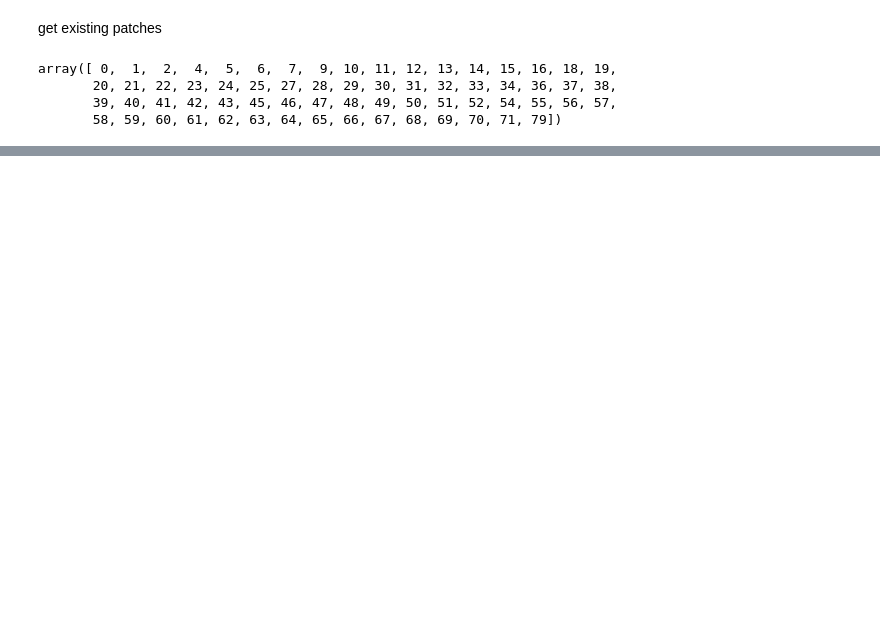
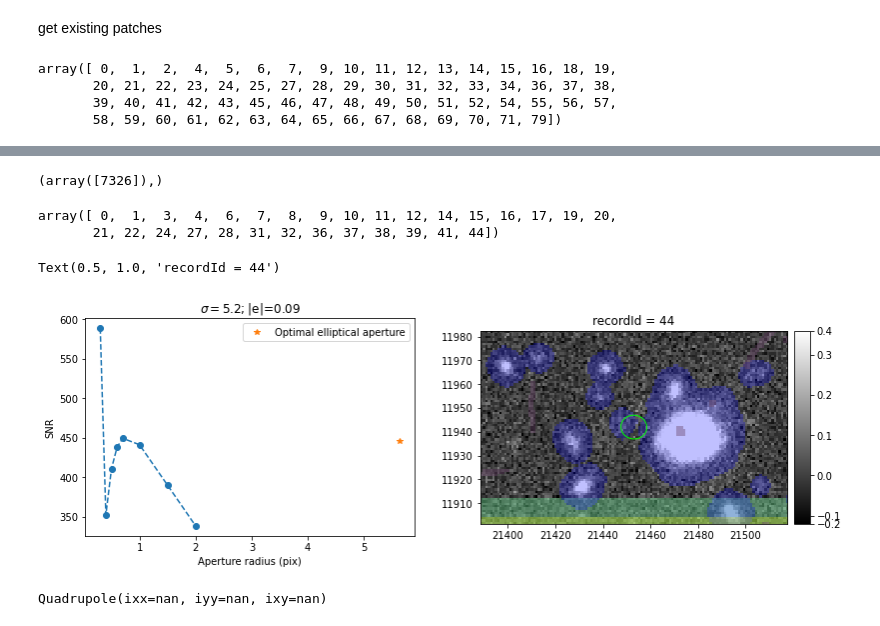
Before and after one commit to MerianSurvey/lambo, a Jupyter notebook: notebooks/hsc_gaap/S20A_gaap_pipe.ipynb, the cells around one changed output, grey strips where cells are left out. Drawn from its saved outputs; the diff is of its cells as text; code cells hidden in the pictures; blank space fills up the shorter version.

```diff
--- a/notebooks/hsc_gaap/S20A_gaap_pipe.ipynb
+++ b/notebooks/hsc_gaap/S20A_gaap_pipe.ipynb
@@ -411,0 +140,2 @@ plt.hist(0.168 * ((refCat['base_SdssShape_xx'] * refCat['base_SdssShape_yy'] - r
+# %%
+measureConfig = gaap.measureConfig.measurement
@@ -411,0 +145,68 @@ plt.hist(0.168 * ((refCat['base_SdssShape_xx'] * refCat['base_SdssShape_yy'] - r
+# %%
+np.where(gaap.measCat['id'] == 3495941200978922344)
+# %% [output]
+(array([7326]),)
+# %%
+np.where(good_objects)[0][:30]
+# %% [output]
+array([ 0,  1,  3,  4,  6,  7,  8,  9, 10, 11, 12, 14, 15, 16, 17, 19, 20,
+       21, 22, 24, 27, 28, 31, 32, 36, 37, 38, 39, 41, 44])
+# %%
+recordId = 44
+scalingFactor = 1.15
+
+def printShape(shape):
+    ixx, iyy, ixy = shape.getParameterVector()
+    det = shape.getDeterminantRadius()
+    complex_ellip = ((ixx-iyy)+1j*2*ixy)/(ixx+iyy)
+    ellip = np.hypot(complex_ellip.real, complex_ellip.imag)
+    # return f"Quad(ixx={ixx:.2f}, iyy={iyy:.2f}, ixy={ixy:.2f}); det={det:.1f}; |e|={ellip:.2f}"
+    return rf"$\sigma = ${det:.1f}; |e|={ellip:.2f}"
+
+printShape(shape)
+
+def getSnr(sigmas):
+    for sigma in sigmas:
+        baseName = measureConfig.plugins["ext_gaap_GaapFlux"]._getGaapResultName(scalingFactor, sigma, "ext_gaap_GaapFlux")
+        snr = gaap.measCat[recordId][baseName+"_instFlux"]/gaap.measCat[recordId][baseName+"_instFluxErr"]
+        yield snr
+
+sigmas = np.array(measureConfig.plugins["ext_gaap_GaapFlux"].sigmas)
+snrs = np.array(list(getSnr(sigmas)))
+
+fig, ax = plt.subplots(1, 2, figsize=(13,4))
+ax[0].plot(sigmas[snrs>0], snrs[snrs>0], 'o--')
+
+shape = gaap.measCat[recordId].getShape()
+optShape = afwGeom.Quadrupole(gaap.measCat[recordId]["ext_gaap_GaapFlux_OptimalShape_xx"],
+                              gaap.measCat[recordId]["ext_gaap_GaapFlux_OptimalShape_yy"],
+                              gaap.measCat[recordId]["ext_gaap_GaapFlux_OptimalShape_xy"],)
+sigma = optShape.getDeterminantRadius()
+snr = list(getSnr(("Optimal",)))[0]
+ax[0].plot(sigma, snr, '*', label='Optimal elliptical aperture')
+
+ax[0].set_ylabel("SNR")
+ax[0].set_xlabel("Aperture radius (pix)")
+ax[0].set_title(printShape(shape))
+#plt.yscale('log')
+ax[0].legend(loc='best')
+
+
+afwDisplay.setDefaultBackend('matplotlib')
+plt.sca(ax[1])
+display = afwDisplay.Display(frame=fig)
+display.scale("linear", "zscale")
+# display.setMaskTransparency(100)
+footprint = gaap.refCat[recordId].getFootprint()
+bbox = footprint.getBBox()
+cutout = gaap.exposure[bbox]
+display.mtv(cutout)
+display.dot(shape, *bbox.getCenter())
+ax[1].set_title(f"recordId = {recordId}")
+# %% [output]
+Text(0.5, 1.0, 'recordId = 44')
+[figure, added]
+# %%
+shape
+# %% [output]
+Quadrupole(ixx=nan, iyy=nan, ixy=nan)
```
Also changed, not shown: parts of 44 cells of this notebook, 2 other files.
